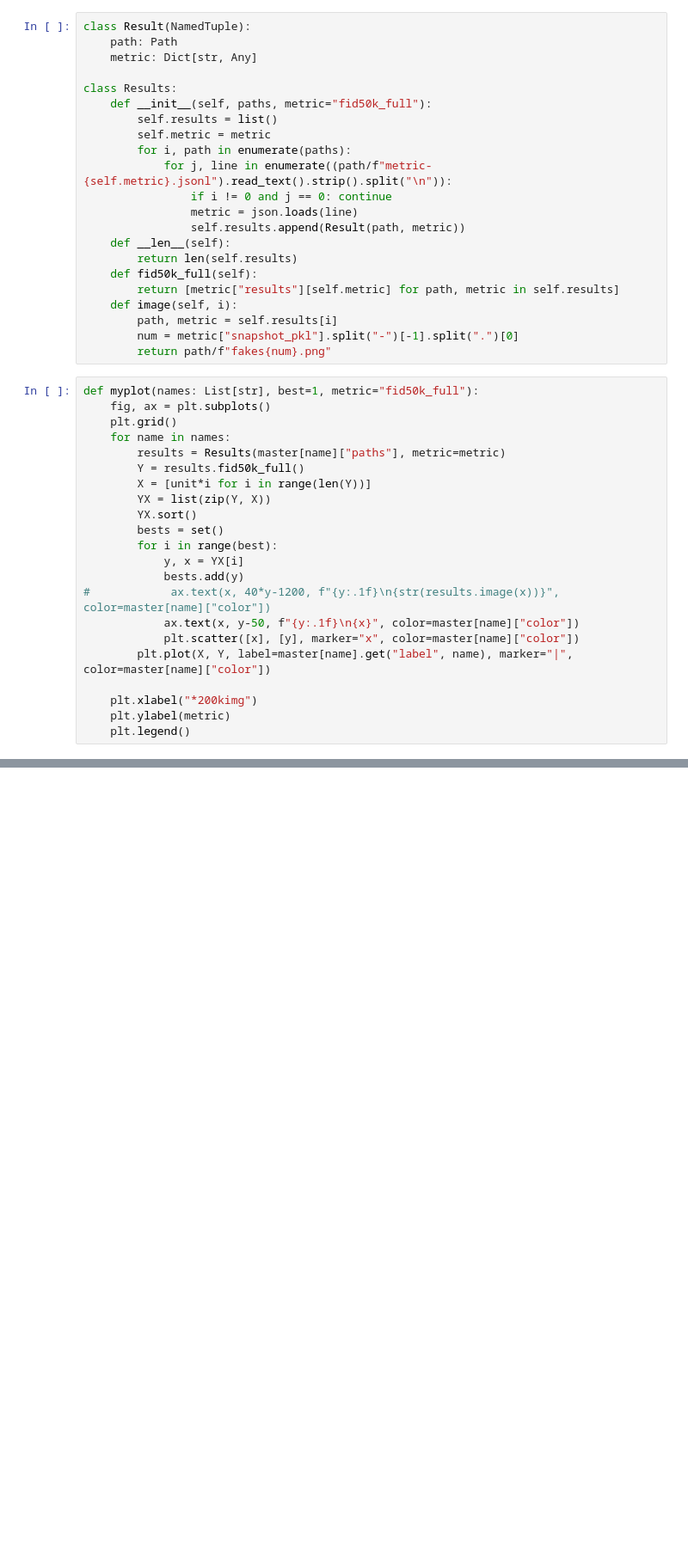
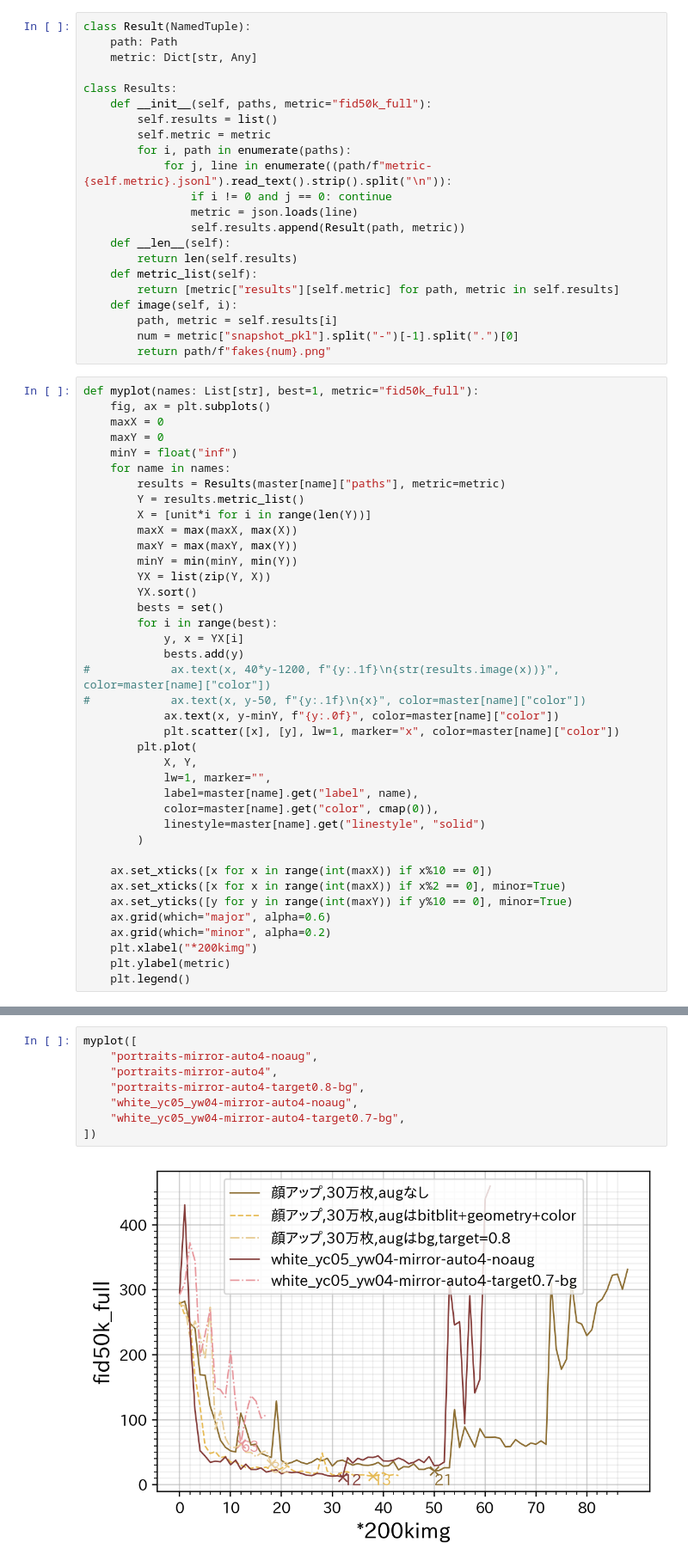
Before and after one commit to nat-chan/stylegan2-ada-pytorch, a Jupyter notebook: notebook_comparision.ipynb, the cells around one changed output, grey strips where cells are left out. Shown at 86% size. Cells and saved outputs as stored; diff of their text form; blank space fills up the shorter version.

```diff
--- a/notebook_comparision.ipynb
+++ b/notebook_comparision.ipynb
@@ -63,7 +89,7 @@ class Results:
                 self.results.append(Result(path, metric))
     def __len__(self):
         return len(self.results)
-    def fid50k_full(self):
+    def metric_list(self):
         return [metric["results"][self.metric] for path, metric in self.results]
     def image(self, i):
         path, metric = self.results[i]
@@ -72,11 +98,16 @@ class Results:
 # %%
 def myplot(names: List[str], best=1, metric="fid50k_full"):
     fig, ax = plt.subplots()
-    plt.grid()
+    maxX = 0
+    maxY = 0
+    minY = float("inf")
     for name in names:
         results = Results(master[name]["paths"], metric=metric)
-        Y = results.fid50k_full()
+        Y = results.metric_list()
         X = [unit*i for i in range(len(Y))]
+        maxX = max(maxX, max(X))
+        maxY = max(maxY, max(Y))
+        minY = min(minY, min(Y))
         YX = list(zip(Y, X))
         YX.sort()
         bests = set()
@@ -84,10 +115,22 @@ def myplot(names: List[str], best=1, metric="fid50k_full"):
             y, x = YX[i]
             bests.add(y)
 #            ax.text(x, 40*y-1200, f"{y:.1f}\n{str(results.image(x))}", color=master[name]["color"])
-            ax.text(x, y-50, f"{y:.1f}\n{x}", color=master[name]["color"])
-            plt.scatter([x], [y], marker="x", color=master[name]["color"])
-        plt.plot(X, Y, label=master[name].get("label", name), marker="|", color=master[name]["color"])
+#            ax.text(x, y-50, f"{y:.1f}\n{x}", color=master[name]["color"])
+            ax.text(x, y-minY, f"{y:.0f}", color=master[name]["color"])
+            plt.scatter([x], [y], lw=1, marker="x", color=master[name]["color"])
+        plt.plot(
+            X, Y,
+            lw=1, marker="",
+            label=master[name].get("label", name),
+            color=master[name].get("color", cmap(0)),
+            linestyle=master[name].get("linestyle", "solid")
+        )
 
+    ax.set_xticks([x for x in range(int(maxX)) if x%10 == 0])
+    ax.set_xticks([x for x in range(int(maxX)) if x%2 == 0], minor=True)
+    ax.set_yticks([y for y in range(int(maxY)) if y%10 == 0], minor=True)
+    ax.grid(which="major", alpha=0.6)
+    ax.grid(which="minor", alpha=0.2)
     plt.xlabel("*200kimg")
     plt.ylabel(metric)
     plt.legend()
@@ -100,0 +146,10 @@ myplot([
+# %%
+myplot([
+    "portraits-mirror-auto4-noaug",
+    "portraits-mirror-auto4",
+    "portraits-mirror-auto4-target0.8-bg",
+    "white_yc05_yw04-mirror-auto4-noaug",
+    "white_yc05_yw04-mirror-auto4-target0.7-bg",
+])
+# %% [output]
+[figure, added]
```
Also changed, not shown: parts of 6 cells of this notebook, 1 other file.
